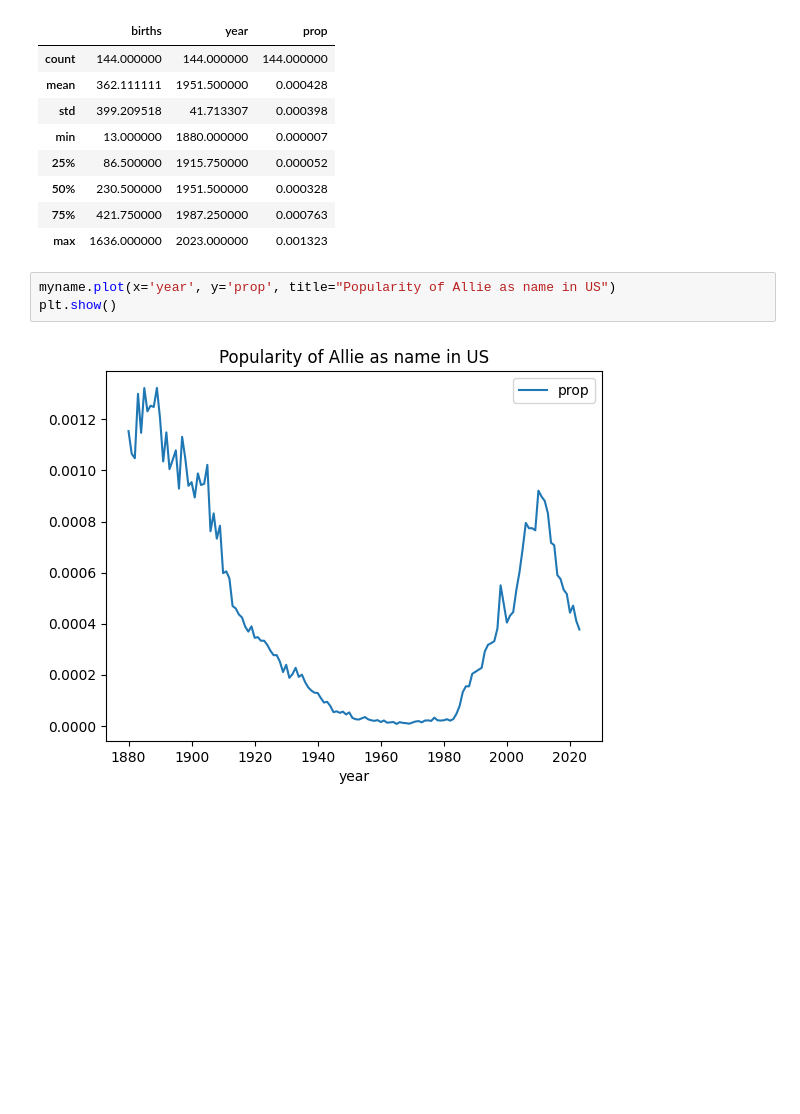
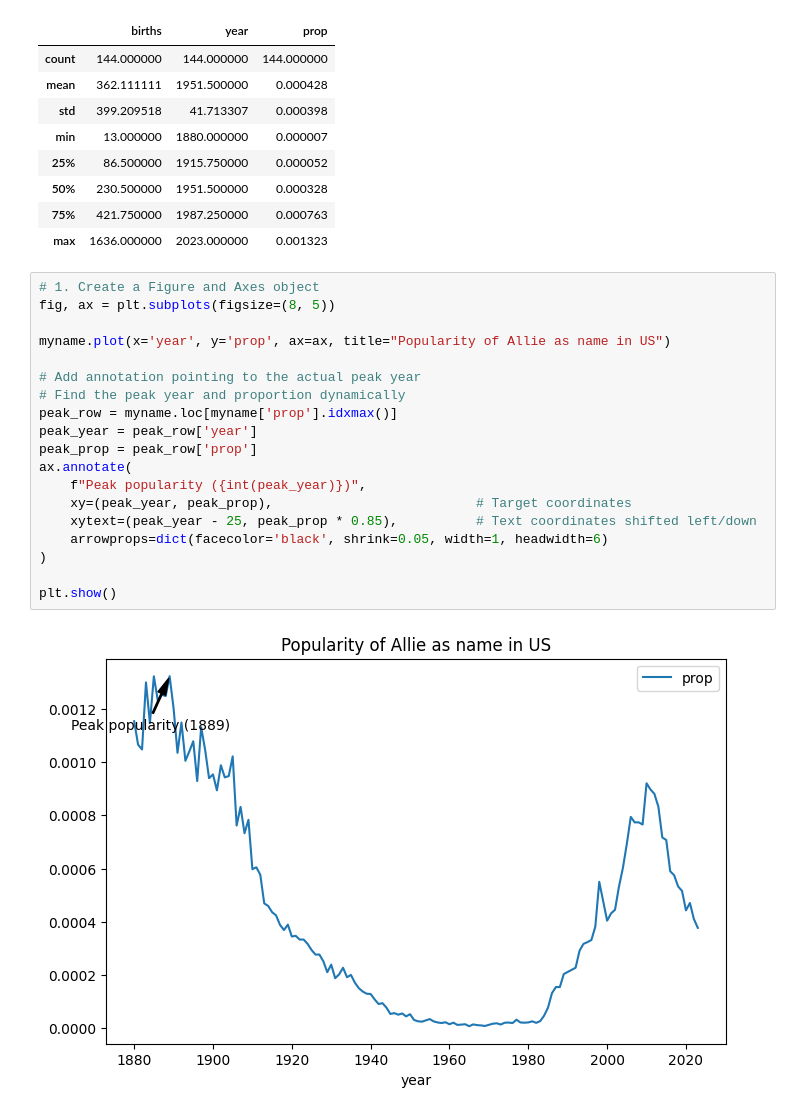
Before and after one commit to allie-tran/202609-csc1159-resources, a Jupyter notebook: notebooks/names_template.ipynb, the cells around one changed output. Cells and saved outputs as stored; diff of their text form; blank space fills up the shorter version.

```diff
--- a/notebooks/names_template.ipynb
+++ b/notebooks/names_template.ipynb
@@ -73,11 +73,27 @@ myname.describe()
 | 50% | 230.500000 | 1951.500000 | 0.000328 |
 | 75% | 421.750000 | 1987.250000 | 0.000763 |
 | max | 1636.000000 | 2023.000000 | 0.001323 |
-# %%
-myname.plot(x='year', y='prop', title="Popularity of Allie as name in US")
-plt.show()
-# %% [output]
-[figure, removed]
+# %%
+# 1. Create a Figure and Axes object
+fig, ax = plt.subplots(figsize=(8, 5))
+
+myname.plot(x='year', y='prop', ax=ax, title="Popularity of Allie as name in US")
+
+# Add annotation pointing to the actual peak year
+# Find the peak year and proportion dynamically
+peak_row = myname.loc[myname['prop'].idxmax()]
+peak_year = peak_row['year']
+peak_prop = peak_row['prop']
+ax.annotate(
+    f"Peak popularity ({int(peak_year)})",
+    xy=(peak_year, peak_prop),                          # Target coordinates
+    xytext=(peak_year - 25, peak_prop * 0.85),          # Text coordinates shifted left/down
+    arrowprops=dict(facecolor='black', shrink=0.05, width=1, headwidth=6)
+)
+
+plt.show()
+# %% [output]
+[figure, added]
 # %%
 ali = usn[(usn.name == "Ali") & (usn.sex == "F")]
 aly = usn[(usn.name == "Aly") & (usn.sex == "F")]
```
Also changed, not shown: parts of 1 cell of this notebook.
